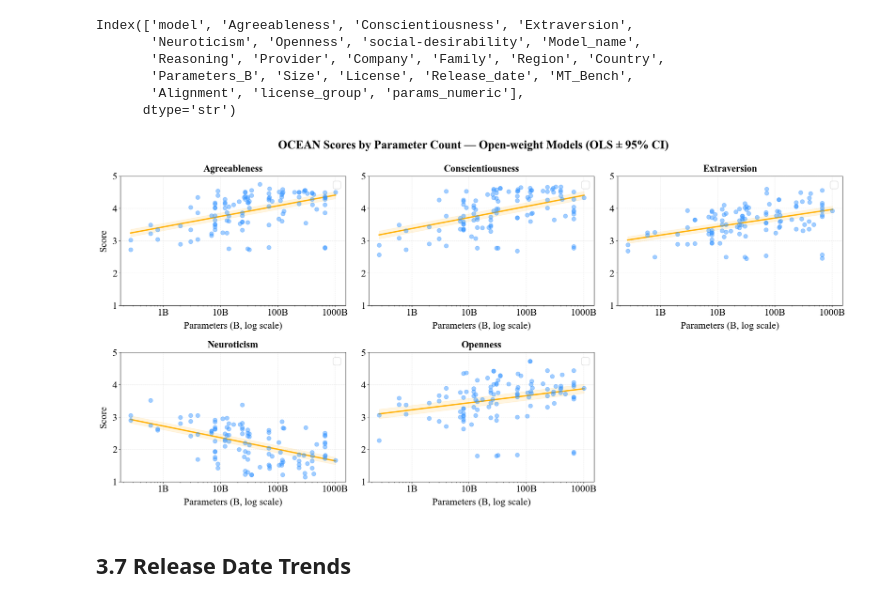
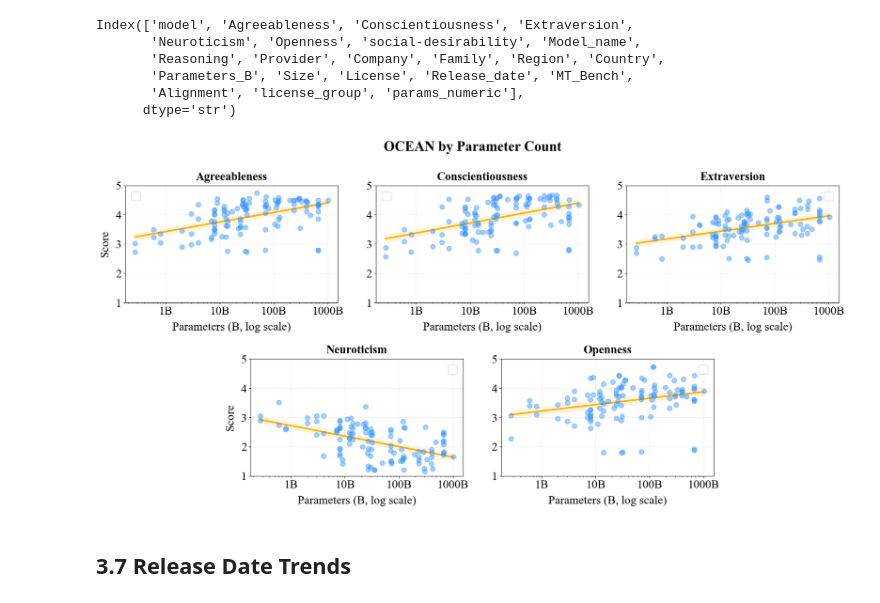
Before and after one commit to ellisalicante/BigFive-LLM-Evaluation, a Jupyter notebook: exp/03_large_scale_administration/eval_subgroups.ipynb, the cells around one changed output. Cells and saved outputs as stored; diff of their text form; code cells hidden in the pictures.

Commit message:
paper-friendly visualizations

```diff
--- a/exp/03_large_scale_administration/eval_subgroups.ipynb
+++ b/exp/03_large_scale_administration/eval_subgroups.ipynb
@@ -417,17 +430,18 @@ Index(['model', 'Agreeableness', 'Conscientiousness', 'Extraversion',
 # %%
 ### 17) CONTINUOUS PARAMETER SCALE (OLS regression on log10 params)
 fig = plot_param_scale_regression(
     df_metadata,
     params_col="Parameters_B",
     palette=BINARY_PAL_BLUE_ORANGE,
     cols=OCEAN_COLS,
-    title="OCEAN Scores by Parameter Count — Open-weight Models (OLS ± 95% CI)",
+    title="OCEAN by Parameter Count",
     save_path="../../doc/figs/fig_size_regression.pdf",
-    test = False
+    test = False,
+    figsize=(4 * len(OCEAN_COLS), 10),
 )
 plt.show()
 # %% [output]
-[figure, old version]
+[figure, new version]
 # %% [markdown]
 ## 3.7 Release Date Trends
 # %%
```
Also changed, not shown: parts of 5 cells of this notebook, 11 other files.
